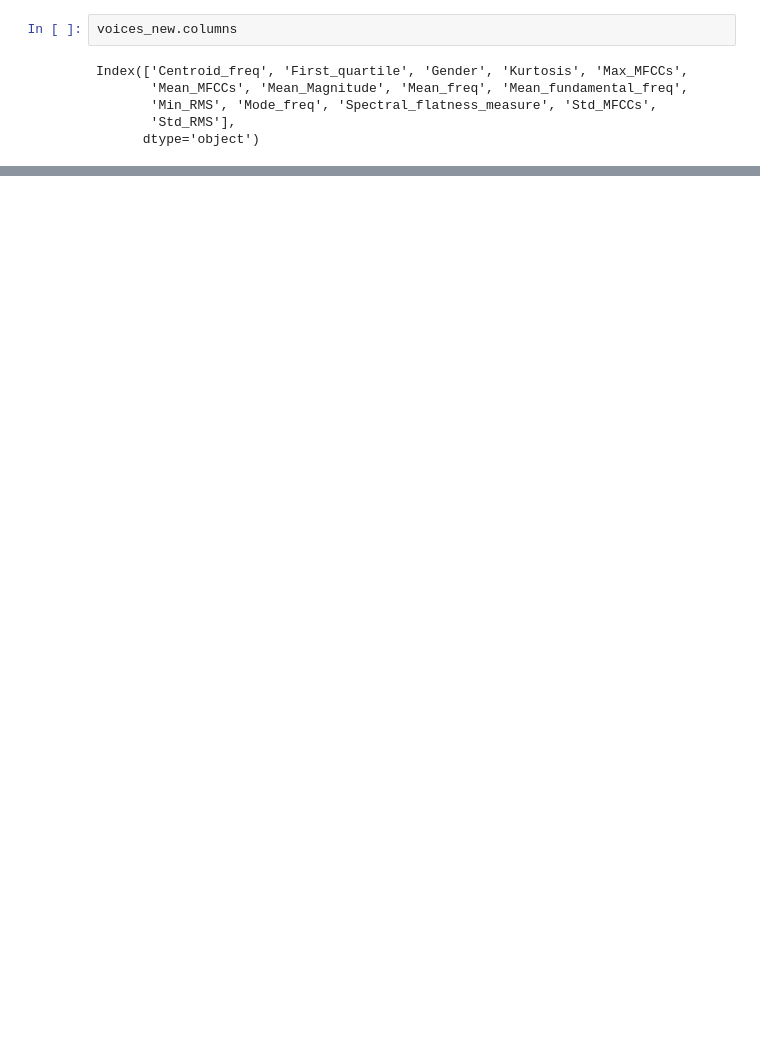
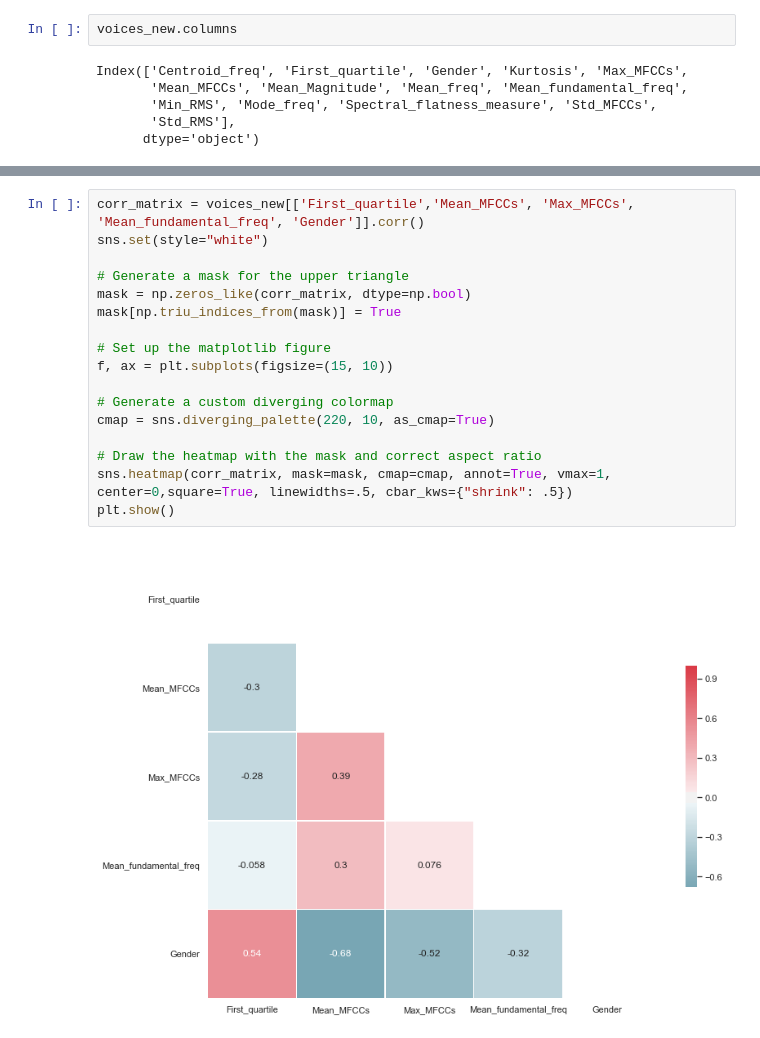
Before and after one commit to alieldinramadan/Project-Week-8-Final-Project, a Jupyter notebook: Voice Gender Recognition using Machine Learning/code/Voice Gender Recognition using Machine Learning - For the new voices Dataset.ipynb, the cells around one changed output, grey strips where cells are left out. Saved outputs shown, nothing was run; the diff lists cells and outputs as text; blank space fills up the shorter version.

```diff
--- a/Voice Gender Recognition using Machine Learning/code/Voice Gender Recognition using Machine Learning - For the new voices Dataset.ipynb
+++ b/Voice Gender Recognition using Machine Learning/code/Voice Gender Recognition using Machine Learning - For the new voices Dataset.ipynb
@@ -308,0 +318,19 @@ voices_new.groupby('Gender').mean()
+# %%
+corr_matrix = voices_new[['First_quartile','Mean_MFCCs', 'Max_MFCCs', 'Mean_fundamental_freq', 'Gender']].corr()
+sns.set(style="white")
+
+# Generate a mask for the upper triangle
+mask = np.zeros_like(corr_matrix, dtype=np.bool)
+mask[np.triu_indices_from(mask)] = True
+
+# Set up the matplotlib figure
+f, ax = plt.subplots(figsize=(15, 10))
+
+# Generate a custom diverging colormap
+cmap = sns.diverging_palette(220, 10, as_cmap=True)
+
+# Draw the heatmap with the mask and correct aspect ratio
+sns.heatmap(corr_matrix, mask=mask, cmap=cmap, annot=True, vmax=1, center=0,square=True, linewidths=.5, cbar_kws={"shrink": .5})
+plt.show()
+# %% [output]
+[figure, added]
```
Also changed, not shown: parts of 3 cells of this notebook, 2 other files.
